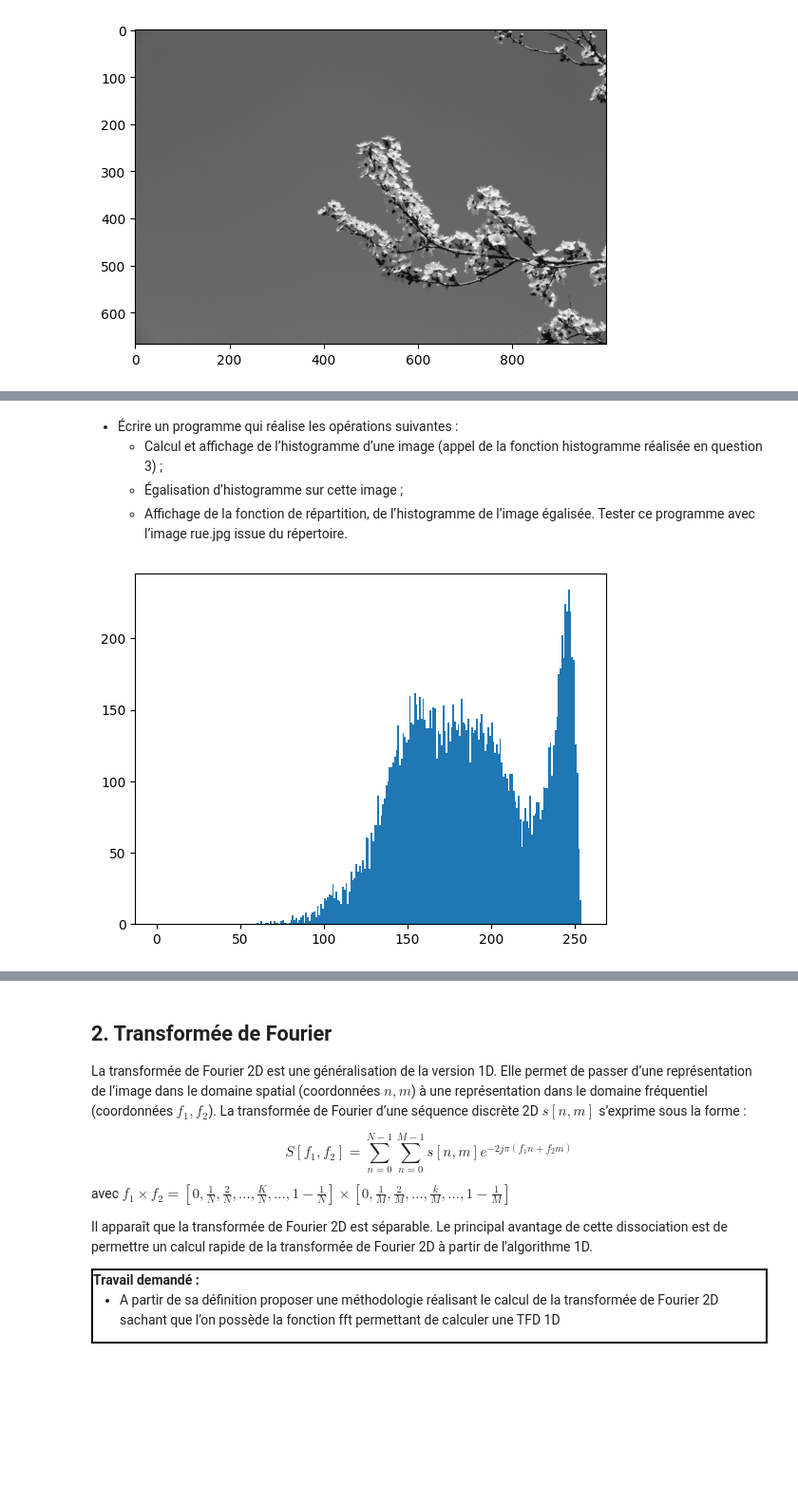
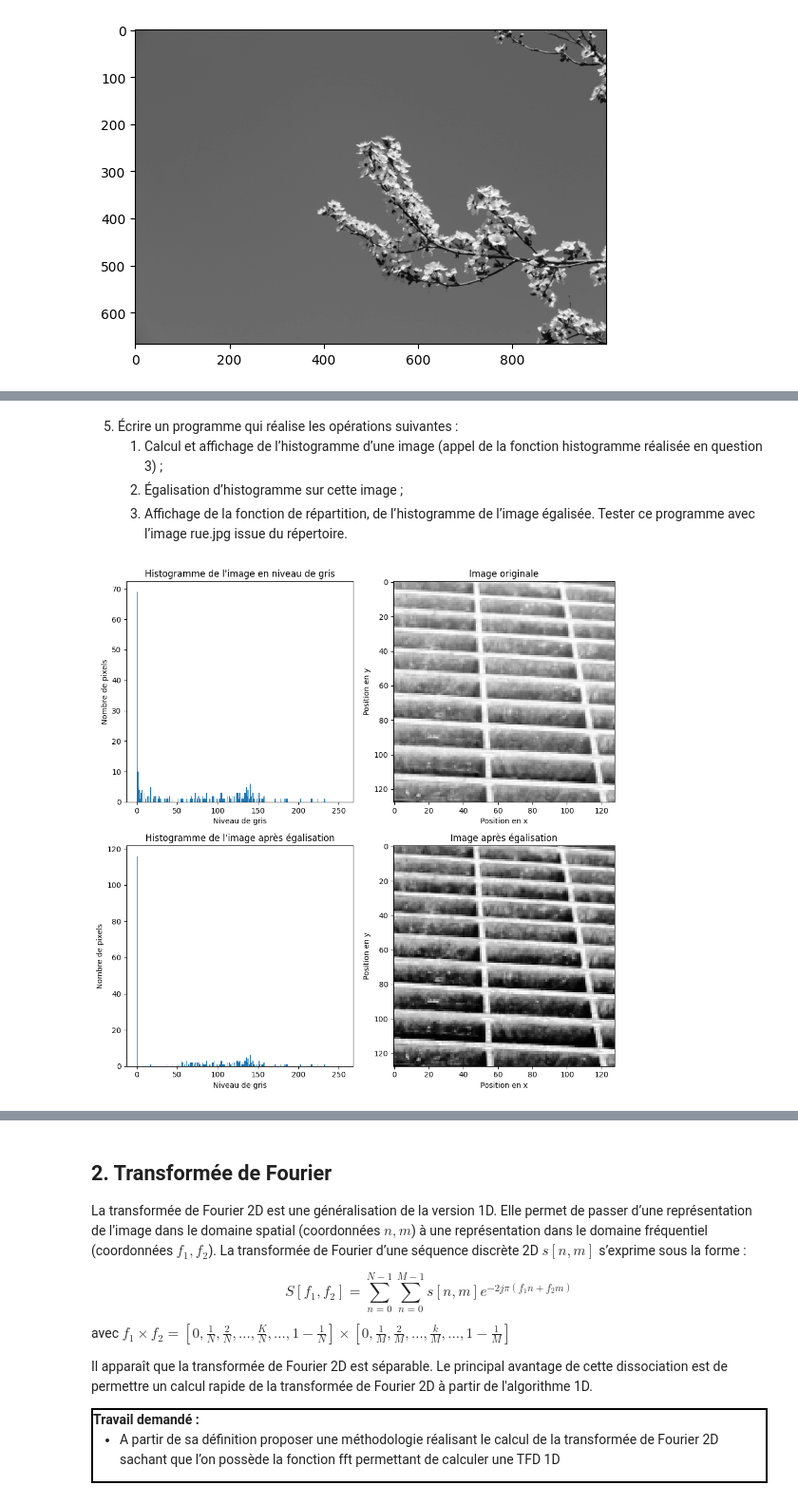
Before and after one commit to ArnoBidet/image-tp, a Jupyter notebook: TP/BIDET_TP1.ipynb, the cells around one changed output, grey strips where cells are left out. Shown at 95% size. Cells and saved outputs as stored; diff of their text form; code cells hidden in the pictures; blank space fills up the shorter version.

```diff
--- a/TP/BIDET_TP1.ipynb
+++ b/TP/BIDET_TP1.ipynb
@@ -108,19 +153,57 @@ displayHist(tresh_img_auto)
 # %% [markdown]
-- Écrire un programme qui réalise les opérations suivantes :
-  - Calcul et affichage de l’histogramme d’une image (appel de la fonction
-    histogramme réalisée en question 3) ;
-  - Égalisation d’histogramme sur cette image ;
-  - Affichage de la fonction de répartition, de l’histogramme de l’image
-    égalisée.
-    Tester ce programme avec l’image rue.jpg issue du répertoire.
+5. Écrire un programme qui réalise les opérations suivantes :
+     1. Calcul et affichage de l’histogramme d’une image (appel de la fonction histogramme réalisée en question 3) ;
+     2. Égalisation d’histogramme sur cette image ;
+     3. Affichage de la fonction de répartition, de l’histogramme de l’image égalisée. Tester ce programme avec l’image rue.jpg issue du répertoire.
-# %%
-def equalizeHist(img):
-	return cv.equalizeHist(img)
-
-img_metal = cv.imread(basepath+"Metal0007GP.png")
-img_metal = cv.cvtColor(img_metal,cv.COLOR_BGR2RGB)
-displayHist(cv.cvtColor(img_metal,cv.COLOR_RGB2GRAY))
-metal_histogramme = histogramme(cv.cvtColor(img_metal,cv.COLOR_RGB2GRAY))
-# %% [output]
-[figure, removed]
+# %%
+def equalizeHist(img):
+	max_grey = 255
+	n_pixels = img.shape[0]*img.shape[1]
+	histo = grey_histogramme(img)[0]
+	lookup_table = np.zeros(256)
+	lookup_table[0] = histo[0]
+	for i in range(1,max_grey+1):
+		lookup_table[i] = lookup_table[i-1]+histo[i]
+	for i in range(0,max_grey+1):
+		lookup_table[i] = max_grey*lookup_table[i]/n_pixels
+	for x in range(img.shape[0]):
+		for y in range(img.shape[1]):
+			img[x,y] = lookup_table[img[x,y]]
+	return img
+
+img_metal = cv.imread(basepath+"Metal0007GP.png")
+img_metal = cv.cvtColor(img_metal,cv.COLOR_BGR2RGB)
+
+
+plt.figure(figsize=(10, 10))
+
+plt.subplot(2, 2, 1)
+plotHist(img_metal)
+plt.title("Histogramme de l'image en niveau de gris")
+plt.xlabel("Niveau de gris")
+plt.ylabel("Nombre de pixels")
+
+plt.subplot(2, 2, 2)
+plt.imshow(cv.cvtColor(img_metal,cv.COLOR_RGB2GRAY),  cmap='gray')
+plt.title("Image originale")
+plt.xlabel("Position en x")
+plt.ylabel("Position en y")
+
+plt.subplot(2, 2, 3)
+result = equalizeHist(img_metal)
+plotHist(result)
+plt.title("Histogramme de l'image après égalisation")
+plt.xlabel("Niveau de gris")
+plt.ylabel("Nombre de pixels")
+
+plt.subplot(2, 2, 4)
+plt.imshow(result,  cmap='gray')
+plt.title("Image après égalisation")
+plt.xlabel("Position en x")
+plt.ylabel("Position en y")
+
+plt.tight_layout()
+plt.show()
+# %% [output]
+[figure, added]
 # %% [markdown]
```
Also changed, not shown: parts of 10 cells of this notebook, 1 other file.
